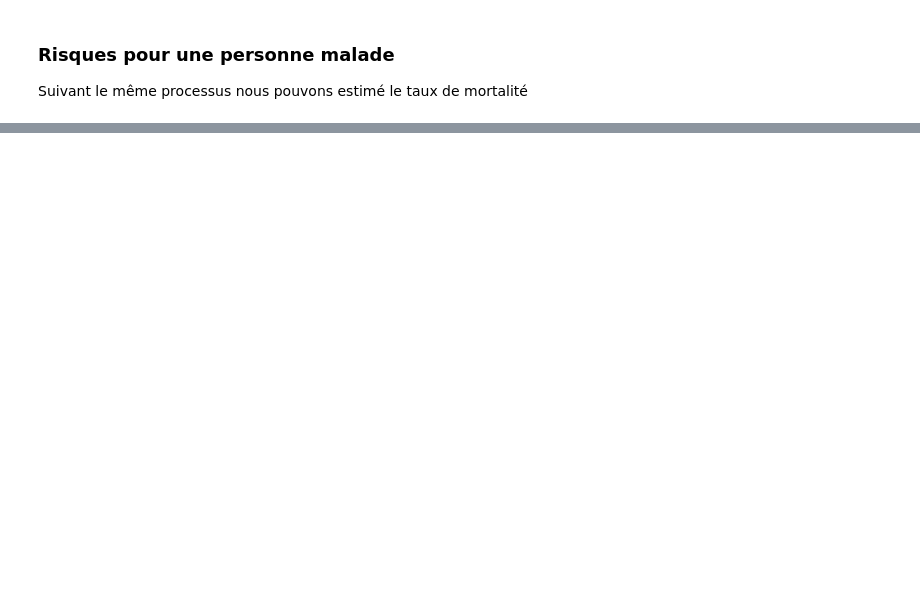
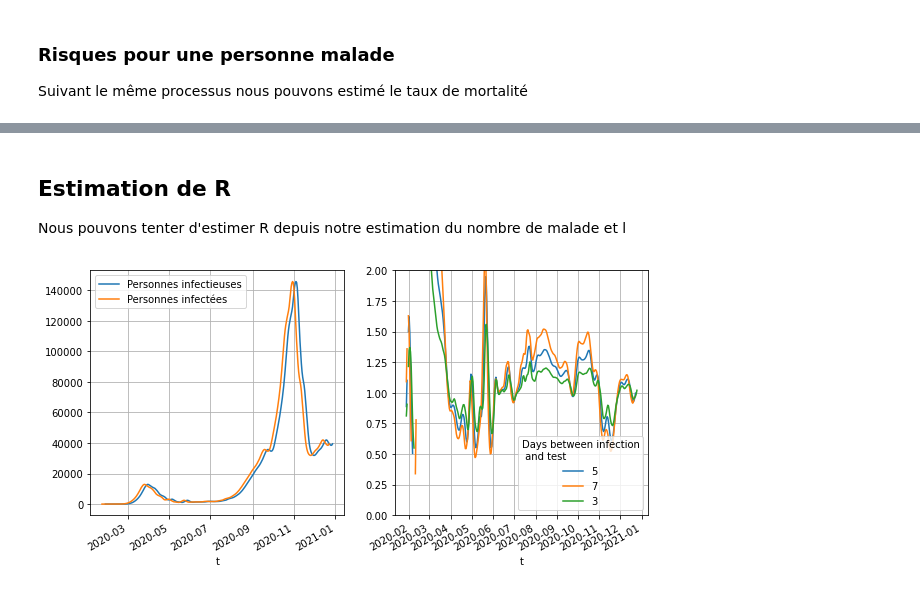
Before and after one commit to payoto/covid19-viz, a Jupyter notebook: 2020-10-18-taux-de-malades.ipynb, the cells around one changed output, grey strips where cells are left out. Drawn from its saved outputs; the diff is of its cells as text; code cells hidden in the pictures; blank space fills up the shorter version.

```diff
--- a/2020-10-18-taux-de-malades.ipynb
+++ b/2020-10-18-taux-de-malades.ipynb
@@ -356,0 +427,33 @@ leg.set_bbox_to_anchor((0.115, 0.17))
+# %% [markdown]
+## Estimation de R
+
+Nous pouvons tenter d'estimer R depuis notre estimation du nombre de malade et l
+# %%
+infectious_period_around_test = [-2, 1]
+infect_to_test_base = -5
+fig, axs = plt.subplots(1, 2)
+fig.set_size_inches(10, 5)
+windowing = dict(window=14, win_type="triang", center=True)
+
+for offset in [0, -2, 2]:
+    infect_to_test = infect_to_test_base + offset
+    infectieux = viz.state_tracking(
+        fra["cas_confirmes_jour"],
+        *infectious_period_around_test
+    ).rolling(**windowing).mean()
+    infectes = viz.state_tracking(
+        fra["cas_confirmes_jour"],
+        *[i+infect_to_test for i in infectious_period_around_test]
+    ).rolling(**windowing).mean()
+    if offset == 0:
+        infectieux.plot(ax = axs[0], label="Personnes infectieuses")
+        infectes.plot(ax = axs[0], label="Personnes infectées")
+    R = infectes / infectieux
+    R.plot(ax=axs[1], label=f"{-infect_to_test}")
+axs[0].legend()
+axs[1].legend().set_title("Days between infection\n and test")
+axs[1].set_ylim((0,2))
+for ax in axs:
+    ax.grid("on")
+# %% [output]
+[figure, added]
```
Also changed, not shown: parts of 17 cells of this notebook.
